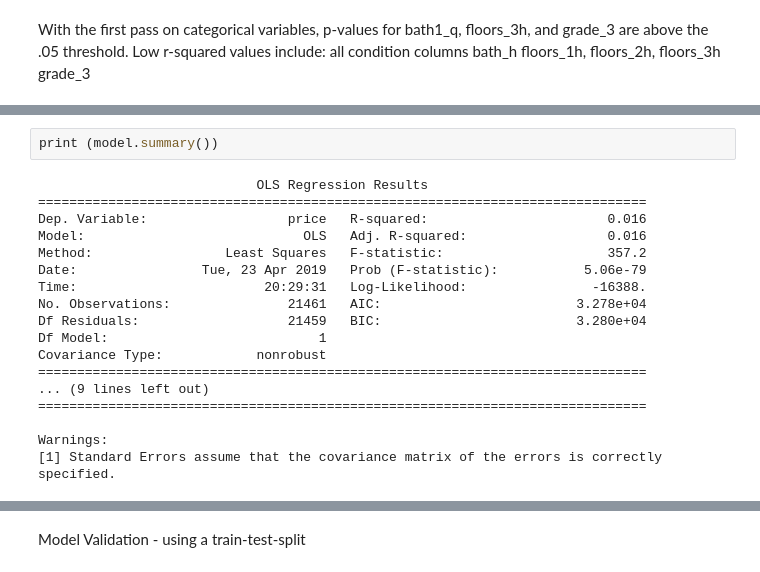
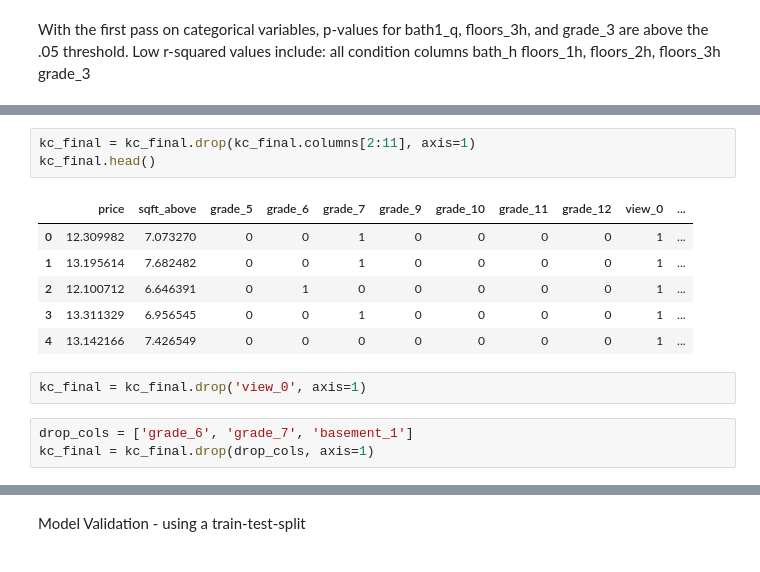
Before and after one commit to jenylmurdock/dsc-1-final-project-online-ds-pt-011419, a Jupyter notebook: student.ipynb, the cells around one changed output, grey strips where cells are left out. Drawn from its saved outputs; the diff is of its cells as text.

```diff
--- a/student.ipynb
+++ b/student.ipynb
@@ -959,20 +993,15 @@ OLS with remaining variables
-# %%
-print (model.summary())
-# %% [output]
-                            OLS Regression Results
-==============================================================================
-Dep. Variable:                  price   R-squared:                       0.016
-Model:                            OLS   Adj. R-squared:                  0.016
-Method:                 Least Squares   F-statistic:                     357.2
-Date:                Tue, 23 Apr 2019   Prob (F-statistic):           5.06e-79
-Time:                        20:29:31   Log-Likelihood:                -16388.
-No. Observations:               21461   AIC:                         3.278e+04
-Df Residuals:                   21459   BIC:                         3.280e+04
-Df Model:                           1
-Covariance Type:            nonrobust
-==============================================================================
-... (9 lines left out)
-==============================================================================
-
-Warnings:
-[1] Standard Errors assume that the covariance matrix of the errors is correctly specified.
+# %%
+kc_final = kc_final.drop(kc_final.columns[2:11], axis=1)
+kc_final.head()
+# %% [output]
+|  | price | sqft_above | grade_5 | grade_6 | grade_7 | grade_9 | grade_10 | grade_11 | grade_12 | view_0 | ... |
+| 0 | 12.309982 | 7.073270 | 0 | 0 | 1 | 0 | 0 | 0 | 0 | 1 | ... |
+| 1 | 13.195614 | 7.682482 | 0 | 0 | 1 | 0 | 0 | 0 | 0 | 1 | ... |
+| 2 | 12.100712 | 6.646391 | 0 | 1 | 0 | 0 | 0 | 0 | 0 | 1 | ... |
+| 3 | 13.311329 | 6.956545 | 0 | 0 | 1 | 0 | 0 | 0 | 0 | 1 | ... |
+| 4 | 13.142166 | 7.426549 | 0 | 0 | 0 | 0 | 0 | 0 | 0 | 1 | ... |
+# %%
+kc_final = kc_final.drop('view_0', axis=1)
+# %%
+drop_cols = ['grade_6', 'grade_7', 'basement_1']
+kc_final = kc_final.drop(drop_cols, axis=1)
```
Also changed, not shown: parts of 29 cells of this notebook, 2 other files.
